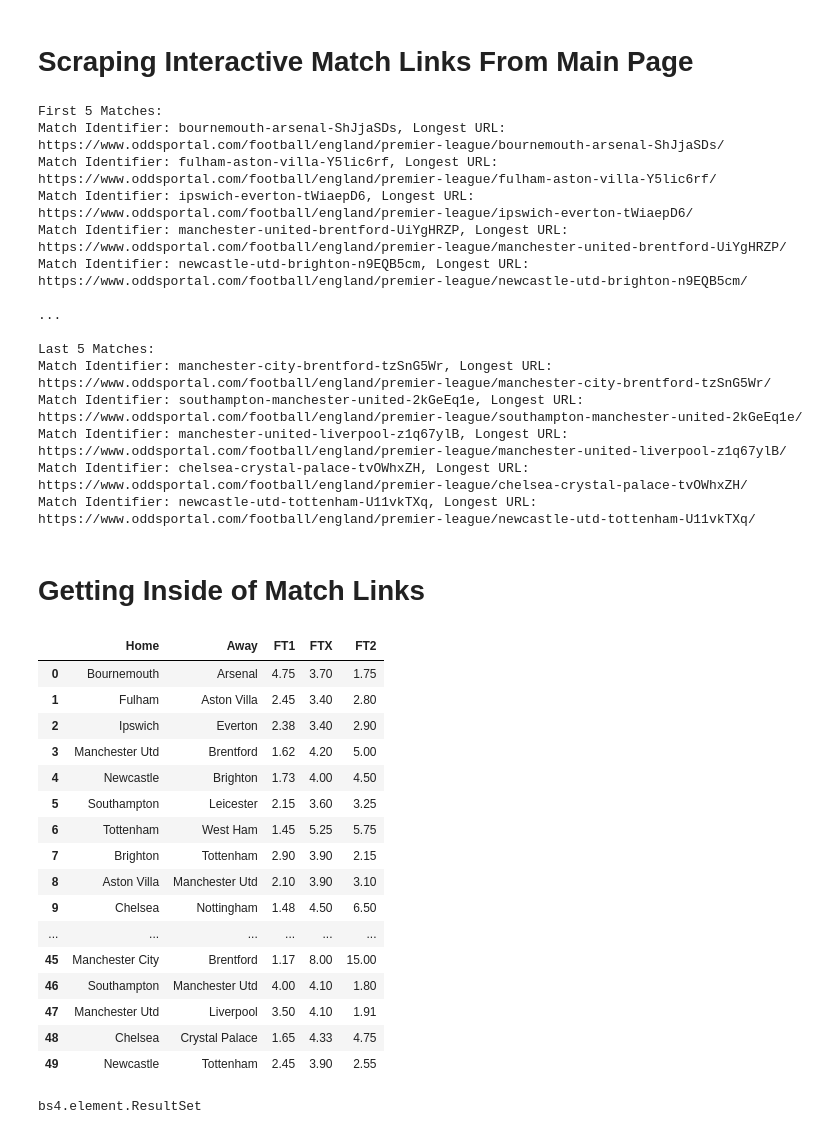
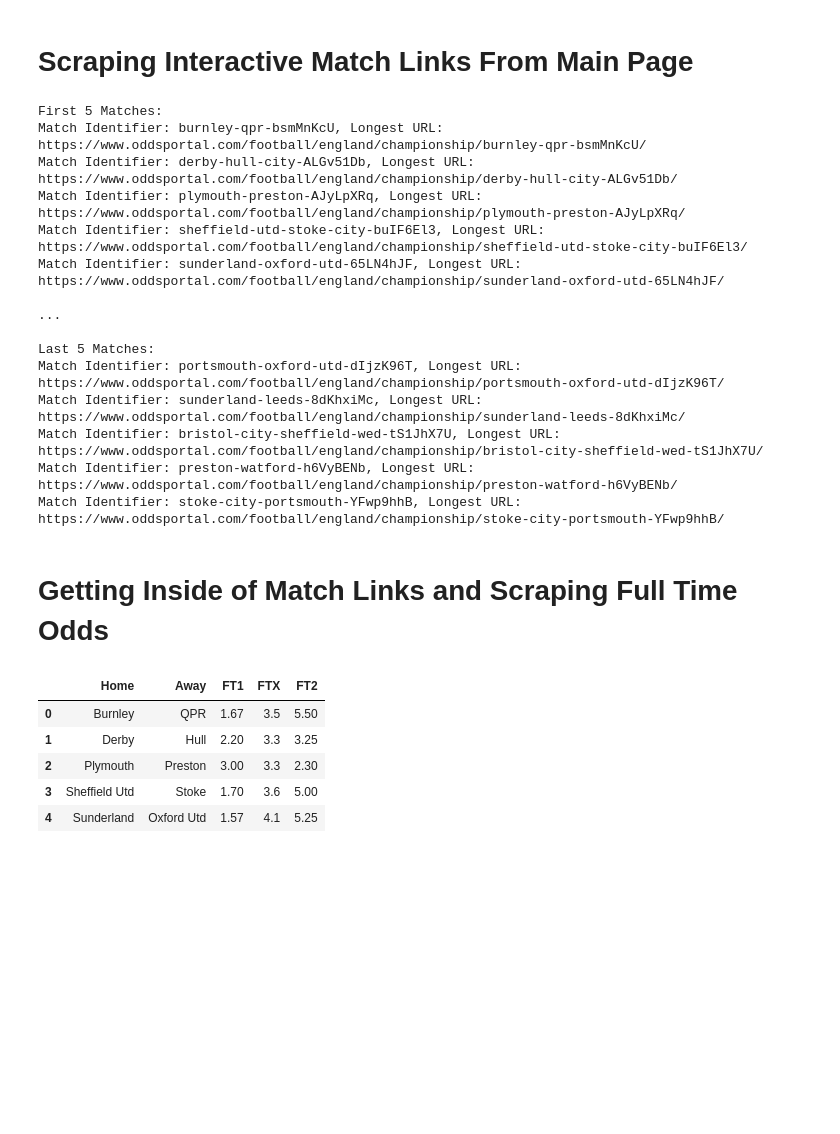
Before and after one commit to musayevf/Dixon_Coles_2025, a Jupyter notebook: Scraper.ipynb, the cells around one changed output. Drawn from its saved outputs; the diff is of its cells as text; code cells hidden in the pictures; blank space fills up the shorter version.

Commit message:
scraper ready, scraped england and england 2 until 27.10.2024

```diff
--- a/Scraper.ipynb
+++ b/Scraper.ipynb
@@ -6,9 +6,9 @@ from selenium.webdriver.common.by import By
 import time
 import re
 from selenium.webdriver.chrome.service import Service
+import warnings
 
-# Set up the WebDriver (adjust the path as per your setup)
-#driver = webdriver.Chrome('C:/Users/99451/AppData/Local/Programs/Python/Python312/Lib/site-packages/selenium/webdriver/chromedriver-win64/chromedriver.exe')
+warnings.filterwarnings("ignore")
 
 # Initialize the driver
 driver_path = 'C:/Users/99451/AppData/Local/Programs/Python/Python312/Lib/site-packages/selenium/webdriver/chromedriver-win64/chromedriver.exe'
@@ -16,7 +16,7 @@ service = Service(driver_path)
 driver = webdriver.Chrome(service=service)
 
 # Open the OddsPortal page
-driver.get('https://www.oddsportal.com/football/england/premier-league/results/')
+driver.get('https://www.oddsportal.com/football/england/championship/results/#/page/1/')
 
 # Function to scroll the page and load more matches
 def scroll_to_load_matches():
@@ -82,22 +82,22 @@ for match, long_url in longest_url_items[-5:]:
     print(f"Match Identifier: {match}, Longest URL: {long_url}")
 # %% [output]
 First 5 Matches:
-Match Identifier: bournemouth-arsenal-ShJjaSDs, Longest URL: https://www.oddsportal.com/football/england/premier-league/bournemouth-arsenal-ShJjaSDs/
-Match Identifier: fulham-aston-villa-Y5lic6rf, Longest URL: https://www.oddsportal.com/football/england/premier-league/fulham-aston-villa-Y5lic6rf/
-Match Identifier: ipswich-everton-tWiaepD6, Longest URL: https://www.oddsportal.com/football/england/premier-league/ipswich-everton-tWiaepD6/
-Match Identifier: manchester-united-brentford-UiYgHRZP, Longest URL: https://www.oddsportal.com/football/england/premier-league/manchester-united-brentford-UiYgHRZP/
-Match Identifier: newcastle-utd-brighton-n9EQB5cm, Longest URL: https://www.oddsportal.com/football/england/premier-league/newcastle-utd-brighton-n9EQB5cm/
+Match Identifier: burnley-qpr-bsmMnKcU, Longest URL: https://www.oddsportal.com/football/england/championship/burnley-qpr-bsmMnKcU/
+Match Identifier: derby-hull-city-ALGv51Db, Longest URL: https://www.oddsportal.com/football/england/championship/derby-hull-city-ALGv51Db/
+Match Identifier: plymouth-preston-AJyLpXRq, Longest URL: https://www.oddsportal.com/football/england/championship/plymouth-preston-AJyLpXRq/
+Match Identifier: sheffield-utd-stoke-city-buIF6El3, Longest URL: https://www.oddsportal.com/football/england/championship/sheffield-utd-stoke-city-buIF6El3/
+Match Identifier: sunderland-oxford-utd-65LN4hJF, Longest URL: https://www.oddsportal.com/football/england/championship/sunderland-oxford-utd-65LN4hJF/
 
 ...
 
 Last 5 Matches:
-Match Identifier: manchester-city-brentford-tzSnG5Wr, Longest URL: https://www.oddsportal.com/football/england/premier-league/manchester-city-brentford-tzSnG5Wr/
-Match Identifier: southampton-manchester-united-2kGeEq1e, Longest URL: https://www.oddsportal.com/football/england/premier-league/southampton-manchester-united-2kGeEq1e/
-Match Identifier: manchester-united-liverpool-z1q67ylB, Longest URL: https://www.oddsportal.com/football/england/premier-league/manchester-united-liverpool-z1q67ylB/
-Match Identifier: chelsea-crystal-palace-tvOWhxZH, Longest URL: https://www.oddsportal.com/football/england/premier-league/chelsea-crystal-palace-tvOWhxZH/
-Match Identifier: newcastle-utd-tottenham-U11vkTXq, Longest URL: https://www.oddsportal.com/football/england/premier-league/newcastle-utd-tottenham-U11vkTXq/
+Match Identifier: portsmouth-oxford-utd-dIjzK96T, Longest URL: https://www.oddsportal.com/football/england/championship/portsmouth-oxford-utd-dIjzK96T/
+Match Identifier: sunderland-leeds-8dKhxiMc, Longest URL: https://www.oddsportal.com/football/england/championship/sunderland-leeds-8dKhxiMc/
+Match Identifier: bristol-city-sheffield-wed-tS1JhX7U, Longest URL: https://www.oddsportal.com/football/england/championship/bristol-city-sheffield-wed-tS1JhX7U/
+Match Identifier: preston-watford-h6VyBENb, Longest URL: https://www.oddsportal.com/football/england/championship/preston-watford-h6VyBENb/
+Match Identifier: stoke-city-portsmouth-YFwp9hhB, Longest URL: https://www.oddsportal.com/football/england/championship/stoke-city-portsmouth-YFwp9hhB/
 # %% [markdown]
-# Getting Inside of Match Links
+# Getting Inside of Match Links and Scraping Full Time Odds
 # %%
 from bs4 import BeautifulSoup
 import pandas as pd
@@ -105,6 +105,10 @@ import pandas as pd
 # links = ['Full Time', 'Double Chance', 'Half Time', 'HT Double Chance', 'BTTS']
 extensions = ['#1X2;2', '#double;2', '#1X2;3', '#double;3' ,'#bts;2']
 full_time_links = [link + extensions[0] for link in longest_urls.values()]
+double_chance_links = [link + extensions[1] for link in longest_urls.values()]
+half_time_links = [link + extensions[2] for link in longest_urls.values()]
+ht_double_chance_links = [link + extensions[3] for link in longest_urls.values()]
+btts_links = [link + extensions[4] for link in longest_urls.values()]
 
 driver = webdriver.Chrome(service=service)
 
@@ -122,54 +126,54 @@ for link in full_time_links:
 
     elements = soup.select('.text-\[\#2F2F2F\] .height-content , .max-sm\:gap-1')
     teams = soup.select('.leading-4 p')
 
     # Extract the teams content from each span element
     match_text = teams[0].get_text()
     home_team, away_team = [team.strip() for team in match_text.split('-')]
 
     # Find the index of the element containing the text "bet365"
     bet365_index = next((index for index, element in enumerate(elements) if 'bet365' in str(element)), None)
+    if bet365_index == None:
+        driver.get(link)
 
-    # Now we get the indexes for the odds
-    odds_indexes = [bet365_index + 1, bet365_index + 2, bet365_index + 3]
+        # Give time for dynamic content to load
+        driver.implicitly_wait(10)  # or time.sleep(seconds)
+
+        html = driver.page_source
+        soup = BeautifulSoup(html, 'html.parser')
+
+        elements = soup.select('.text-\[\#2F2F2F\] .height-content , .max-sm\:gap-1')
+        teams = soup.select('.leading-4 p')
+
+        # Extract the teams content from each span element
+        match_text = teams[0].get_text()
+        home_team, away_team = [team.strip() for team in match_text.split('-')]
+
+        # Find the index of the element containing the text "bet365"
+        bet365_index = next((index for index, element in enumerate(elements) if 'bet365' in str(element)), None)
 
     home.append(home_team)
     away.append(away_team)
     ft1.append(float(elements[bet365_index + 1].text))
     ftx.append(float(elements[bet365_index + 2].text))
     ft2.append(float(elements[bet365_index + 3].text))
 
 driver.quit()
 
 # Create a DataFrame from the lists
-df = pd.DataFrame({
+ft_df = pd.DataFrame({
     'Home': home,
     'Away': away,
     'FT1': ft1,
     'FTX': ftx,
     'FT2': ft2
 })
 
-df
+ft_df.head()
 # %% [output]
 |  | Home | Away | FT1 | FTX | FT2 |
-| 0 | Bournemouth | Arsenal | 4.75 | 3.70 | 1.75 |
-| 1 | Fulham | Aston Villa | 2.45 | 3.40 | 2.80 |
-| 2 | Ipswich | Everton | 2.38 | 3.40 | 2.90 |
-| 3 | Manchester Utd | Brentford | 1.62 | 4.20 | 5.00 |
-| 4 | Newcastle | Brighton | 1.73 | 4.00 | 4.50 |
-| 5 | Southampton | Leicester | 2.15 | 3.60 | 3.25 |
-| 6 | Tottenham | West Ham | 1.45 | 5.25 | 5.75 |
-| 7 | Brighton | Tottenham | 2.90 | 3.90 | 2.15 |
-| 8 | Aston Villa | Manchester Utd | 2.10 | 3.90 | 3.10 |
-| 9 | Chelsea | Nottingham | 1.48 | 4.50 | 6.50 |
-| ... | ... | ... | ... | ... | ... |
-| 45 | Manchester City | Brentford | 1.17 | 8.00 | 15.00 |
-| 46 | Southampton | Manchester Utd | 4.00 | 4.10 | 1.80 |
-| 47 | Manchester Utd | Liverpool | 3.50 | 4.10 | 1.91 |
-| 48 | Chelsea | Crystal Palace | 1.65 | 4.33 | 4.75 |
-| 49 | Newcastle | Tottenham | 2.45 | 3.90 | 2.55 |
+| 0 | Burnley | QPR | 1.67 | 3.5 | 5.50 |
+| 1 | Derby | Hull | 2.20 | 3.3 | 3.25 |
+| 2 | Plymouth | Preston | 3.00 | 3.3 | 2.30 |
+| 3 | Sheffield Utd | Stoke | 1.70 | 3.6 | 5.00 |
+| 4 | Sunderland | Oxford Utd | 1.57 | 4.1 | 5.25 |
-# %%
-type(teams)
-# %% [output]
-bs4.element.ResultSet
```
Also changed, not shown: parts of 21 cells of this notebook, 17 other files.
